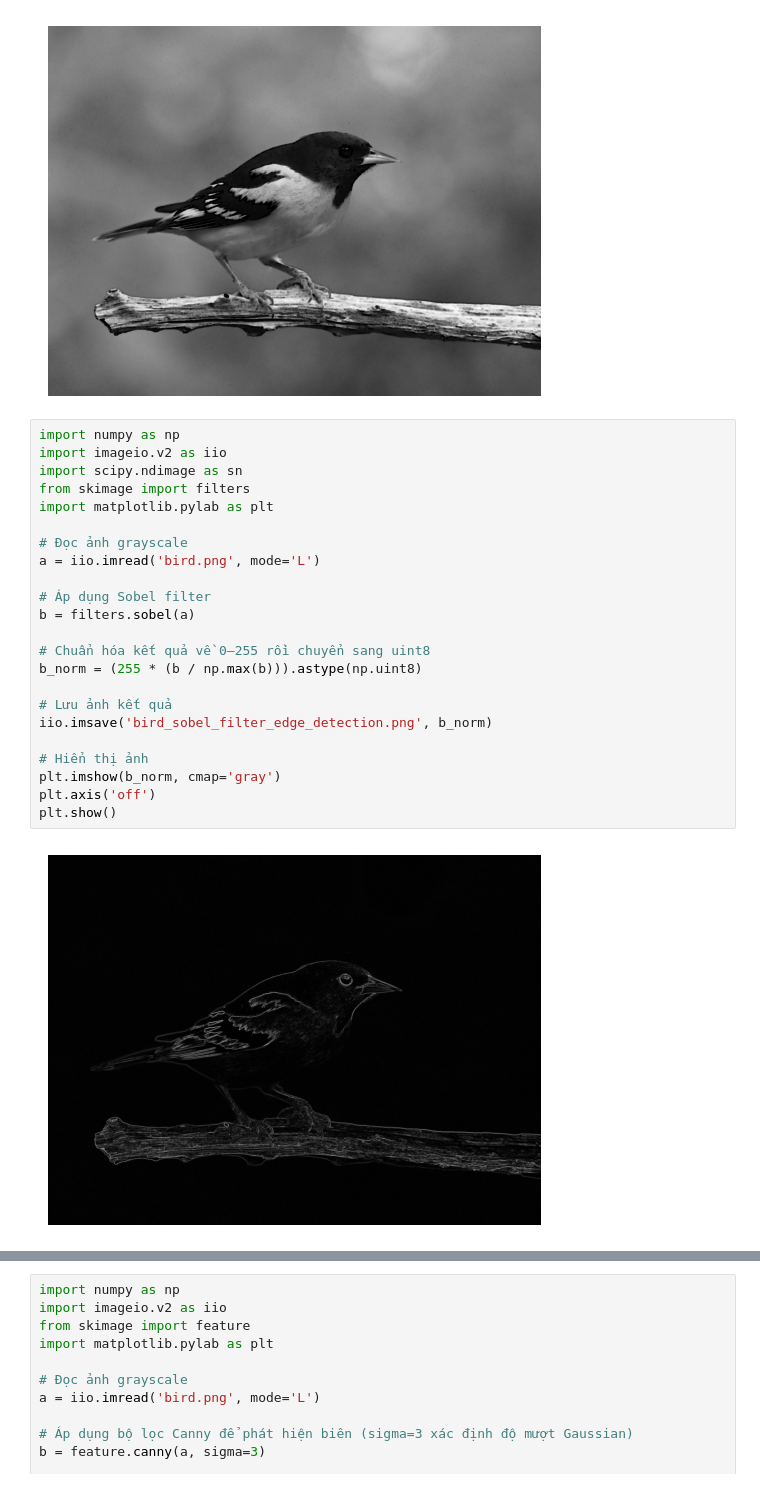
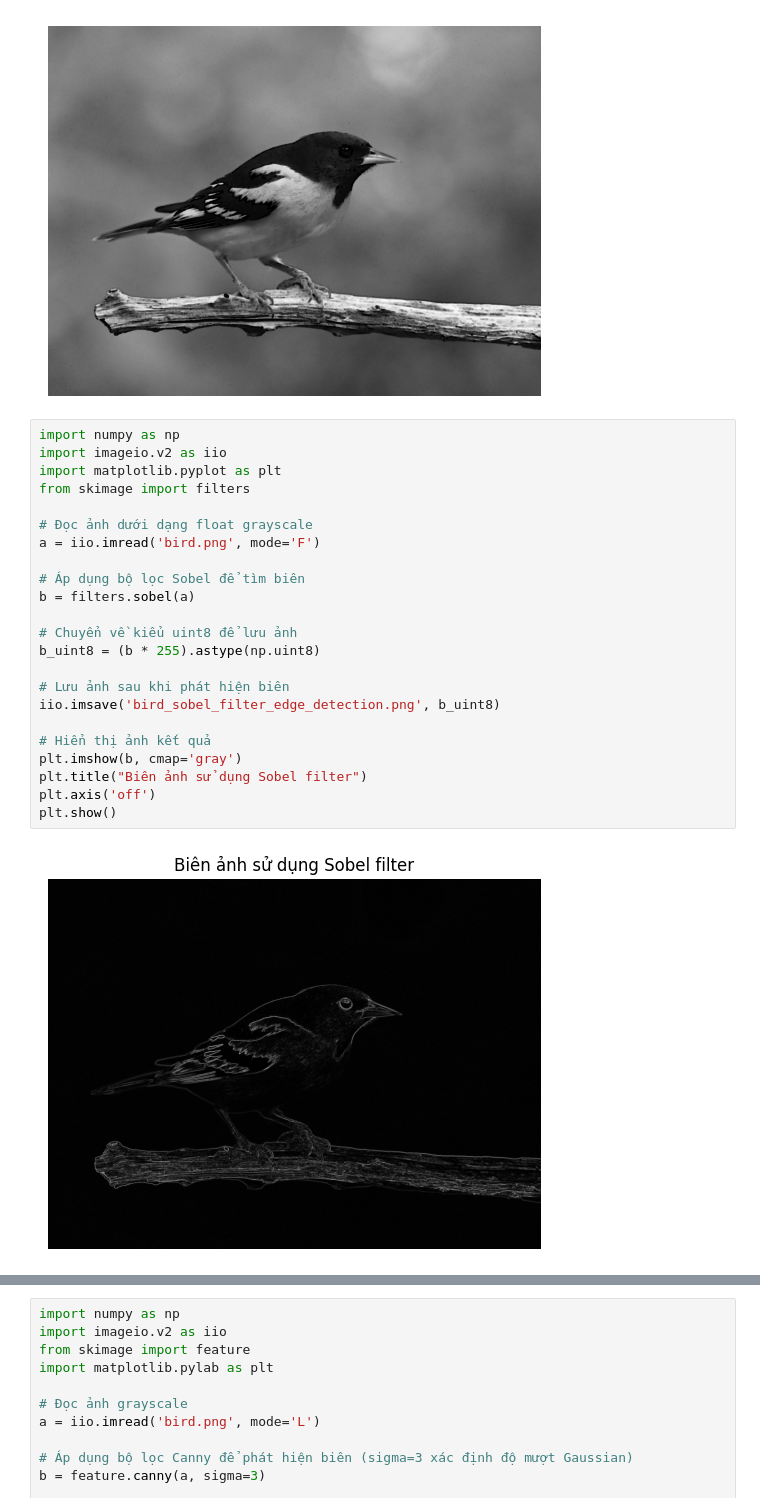
Before and after one commit to kiet-207ct28052/Nhap_Mon_Anh_So-LHP-243_71ITAI40803_0101, a Jupyter notebook: lab01/lab01.ipynb, the cells around one changed output, grey strips where cells are left out. Drawn from its saved outputs; the diff is of its cells as text.

```diff
--- a/lab01/lab01.ipynb
+++ b/lab01/lab01.ipynb
@@ -196,28 +196,28 @@ plt.show()
 # %%
 import numpy as np
 import imageio.v2 as iio
-import scipy.ndimage as sn
+import matplotlib.pyplot as plt
 from skimage import filters
-import matplotlib.pylab as plt
 
-# Đọc ảnh grayscale
-a = iio.imread('bird.png', mode='L')
+# Đọc ảnh dưới dạng float grayscale
+a = iio.imread('bird.png', mode='F')
 
-# Áp dụng Sobel filter
+# Áp dụng bộ lọc Sobel để tìm biên
 b = filters.sobel(a)
 
-# Chuẩn hóa kết quả về 0–255 rồi chuyển sang uint8
-b_norm = (255 * (b / np.max(b))).astype(np.uint8)
+# Chuyển về kiểu uint8 để lưu ảnh
+b_uint8 = (b * 255).astype(np.uint8)
 
-# Lưu ảnh kết quả
-iio.imsave('bird_sobel_filter_edge_detection.png', b_norm)
+# Lưu ảnh sau khi phát hiện biên
+iio.imsave('bird_sobel_filter_edge_detection.png', b_uint8)
 
-# Hiển thị ảnh
-plt.imshow(b_norm, cmap='gray')
+# Hiển thị ảnh kết quả
+plt.imshow(b, cmap='gray')
+plt.title("Biên ảnh sử dụng Sobel filter")
 plt.axis('off')
 plt.show()
 # %% [output]
-[figure, old version]
+[figure, new version]
 # %%
 import numpy as np
 import imageio.v2 as iio
```
Also changed, not shown: parts of 1 cell of this notebook, 14 other files.
